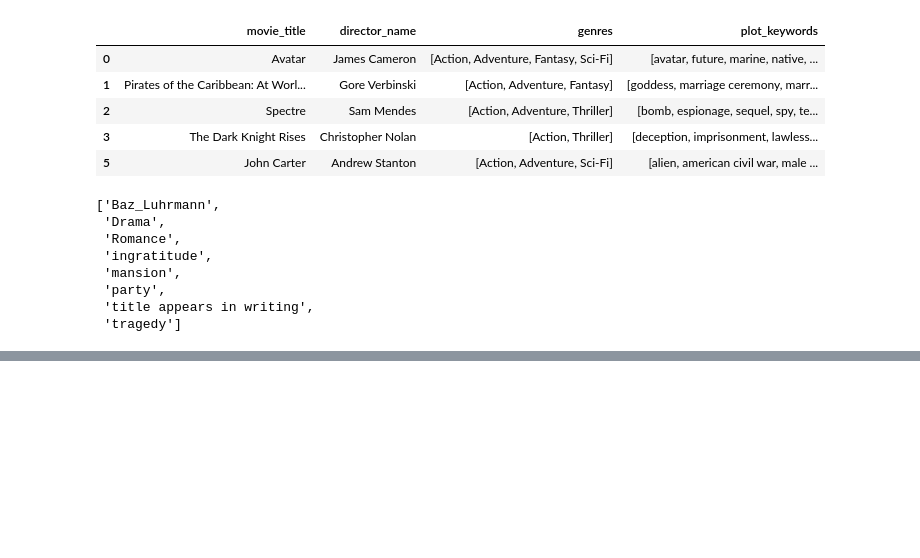
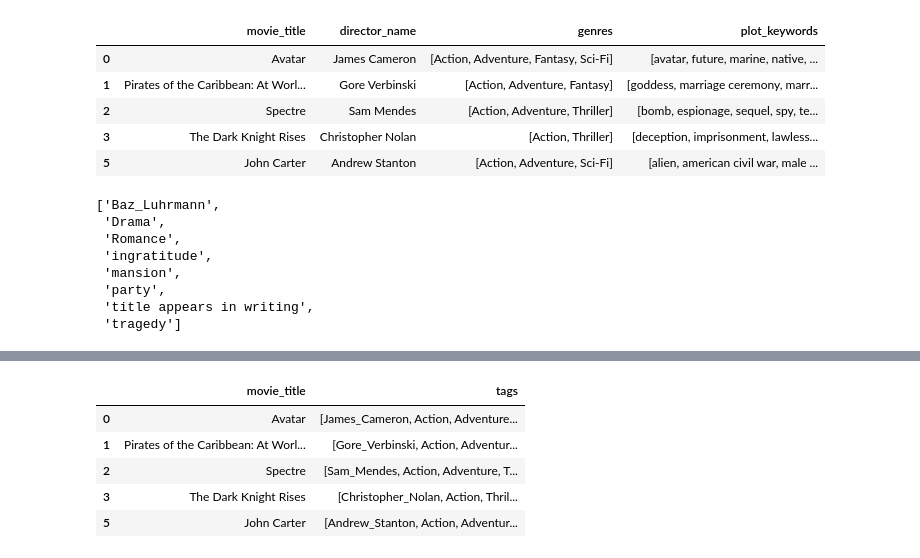
Before and after one commit to nikasso/movie2vec, a Jupyter notebook: eda/imdb5000_eda.ipynb, the cells around one changed output, grey strips where cells are left out. Cells and saved outputs as stored; diff of their text form; code cells hidden in the pictures; blank space fills up the shorter version.

```diff
--- a/eda/imdb5000_eda.ipynb
+++ b/eda/imdb5000_eda.ipynb
@@ -288,0 +310,9 @@ processed_movies.tags.loc[50]
+# %%
+processed_movies.head()
+# %% [output]
+|  | movie_title | tags |
+| 0 | Avatar | [James_Cameron, Action, Adventure... |
+| 1 | Pirates of the Caribbean: At Worl... | [Gore_Verbinski, Action, Adventur... |
+| 2 | Spectre | [Sam_Mendes, Action, Adventure, T... |
+| 3 | The Dark Knight Rises | [Christopher_Nolan, Action, Thril... |
+| 5 | John Carter | [Andrew_Stanton, Action, Adventur... |
```
Also changed, not shown: parts of 8 cells of this notebook, 1 other file.
